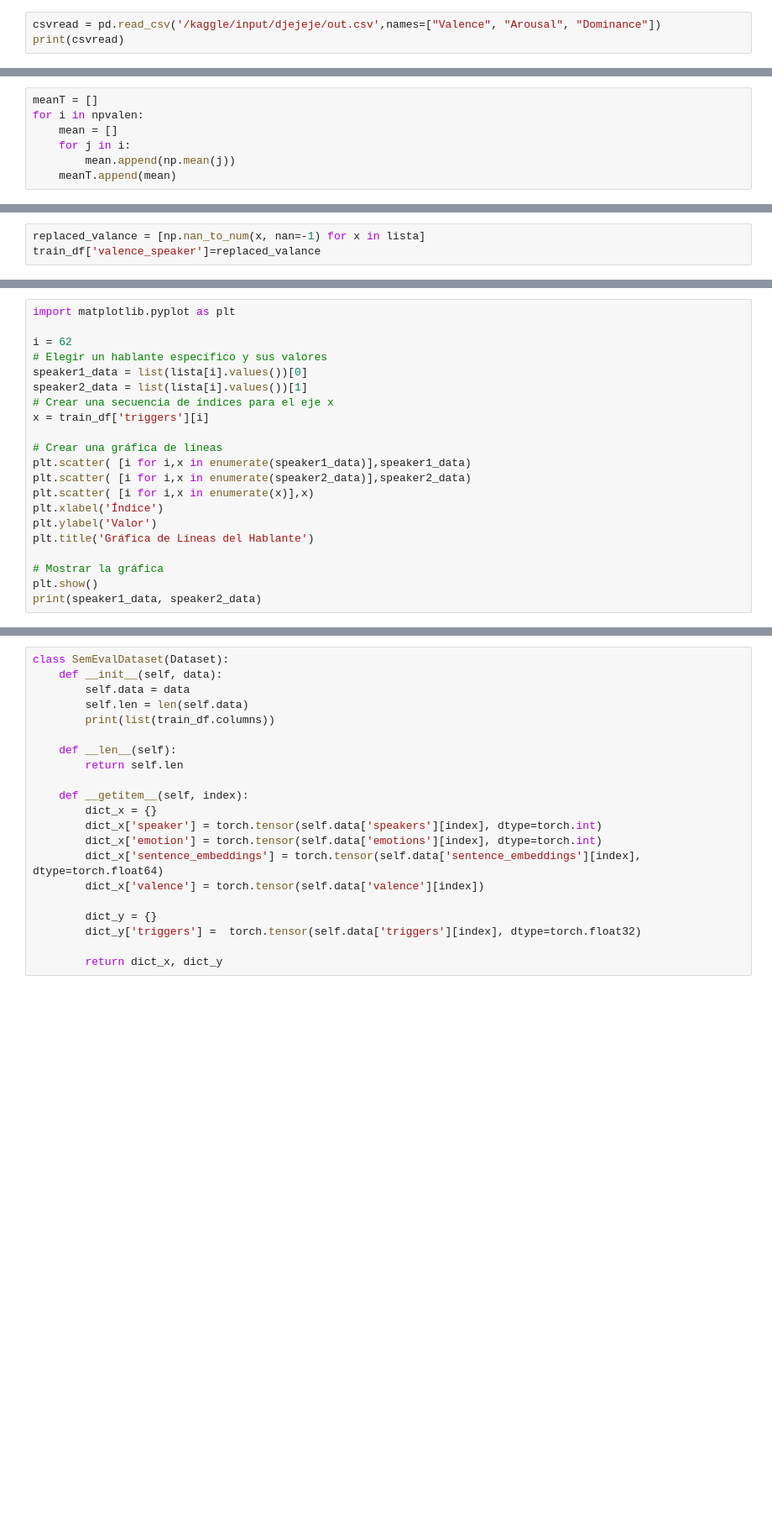
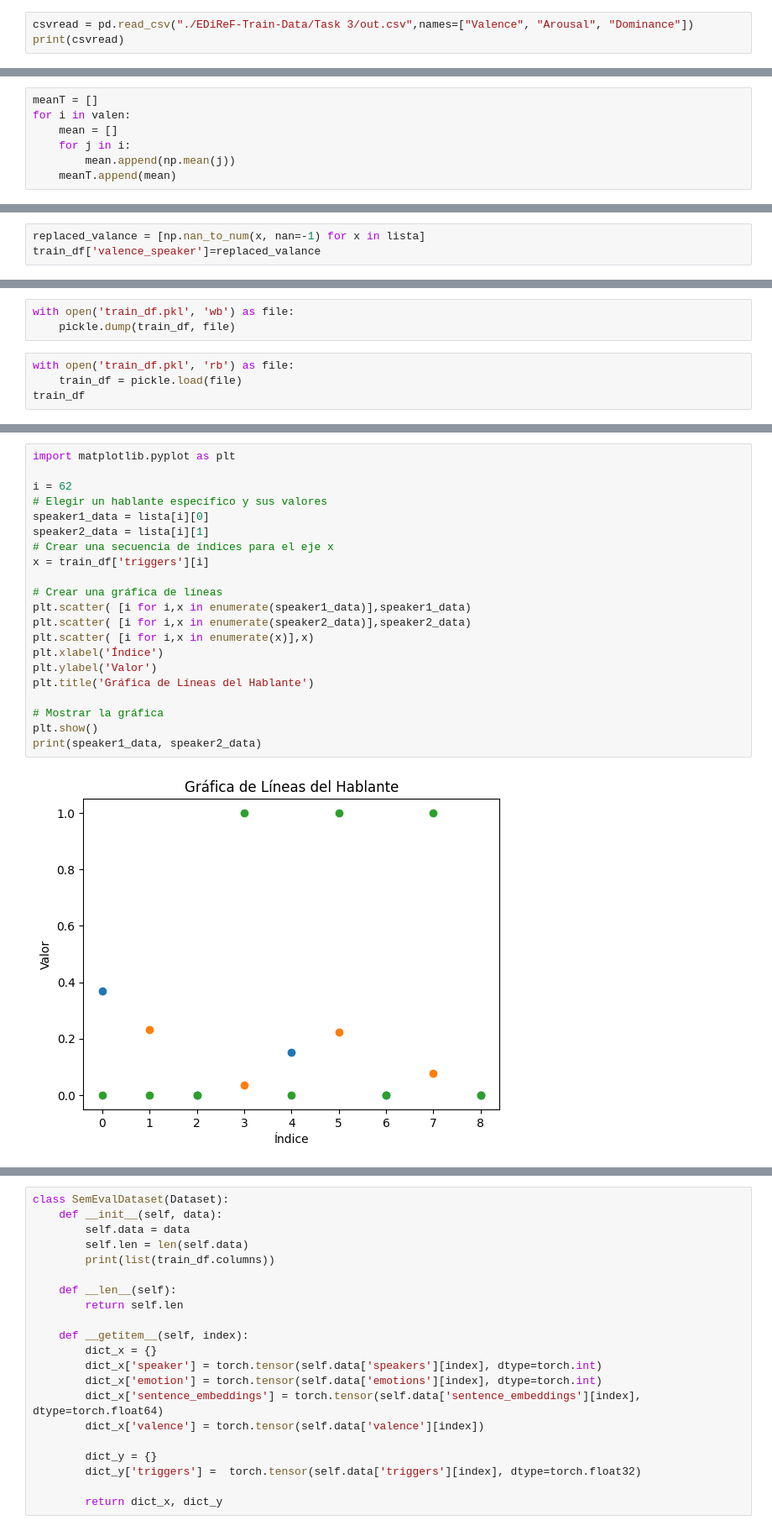
Before and after one commit to Thyaggo/SemEval-2023-Task-10, a Jupyter notebook: semeval.ipynb, the cells around one changed output, grey strips where cells are left out. Shown: that part at 84% size. Drawn from its saved outputs; the diff is of its cells as text; blank space fills up the shorter version.

```diff
--- a/semeval.ipynb
+++ b/semeval.ipynb
@@ -148,5 +179,5 @@ while i < len(train_df):
 train_df['sentence_embeddings'] = sentence_embeddings
 df_sent = pd.DataFrame(sentence_embeddings)
 # %%
-csvread = pd.read_csv('/kaggle/input/djejeje/out.csv',names=["Valence", "Arousal", "Dominance"])
+csvread = pd.read_csv("./EDiReF-Train-Data/Task 3/out.csv",names=["Valence", "Arousal", "Dominance"])
 print(csvread)
@@ -209,6 +271,6 @@ npvalen[3999]
 # %%
 meanT = []
-for i in npvalen:
+for i in valen:
     mean = []
     for j in i:
         mean.append(np.mean(j))
@@ -248,0 +362,7 @@ train_df
+# %%
+with open('train_df.pkl', 'wb') as file:
+    pickle.dump(train_df, file)
+# %%
+with open('train_df.pkl', 'rb') as file:
+    train_df = pickle.load(file)
+train_df
@@ -249,21 +383,23 @@ train_df
 # %%
 import matplotlib.pyplot as plt
 
 i = 62
 # Elegir un hablante específico y sus valores
-speaker1_data = list(lista[i].values())[0]
-speaker2_data = list(lista[i].values())[1]
+speaker1_data = lista[i][0]
+speaker2_data = lista[i][1]
 # Crear una secuencia de índices para el eje x
 x = train_df['triggers'][i]
 
 # Crear una gráfica de líneas
 plt.scatter( [i for i,x in enumerate(speaker1_data)],speaker1_data)
 plt.scatter( [i for i,x in enumerate(speaker2_data)],speaker2_data)
 plt.scatter( [i for i,x in enumerate(x)],x)
 plt.xlabel('Índice')
 plt.ylabel('Valor')
 plt.title('Gráfica de Líneas del Hablante')
 
 # Mostrar la gráfica
 plt.show()
 print(speaker1_data, speaker2_data)
+# %% [output]
+[figure, added]
```
Also changed, not shown: parts of 26 cells of this notebook.
